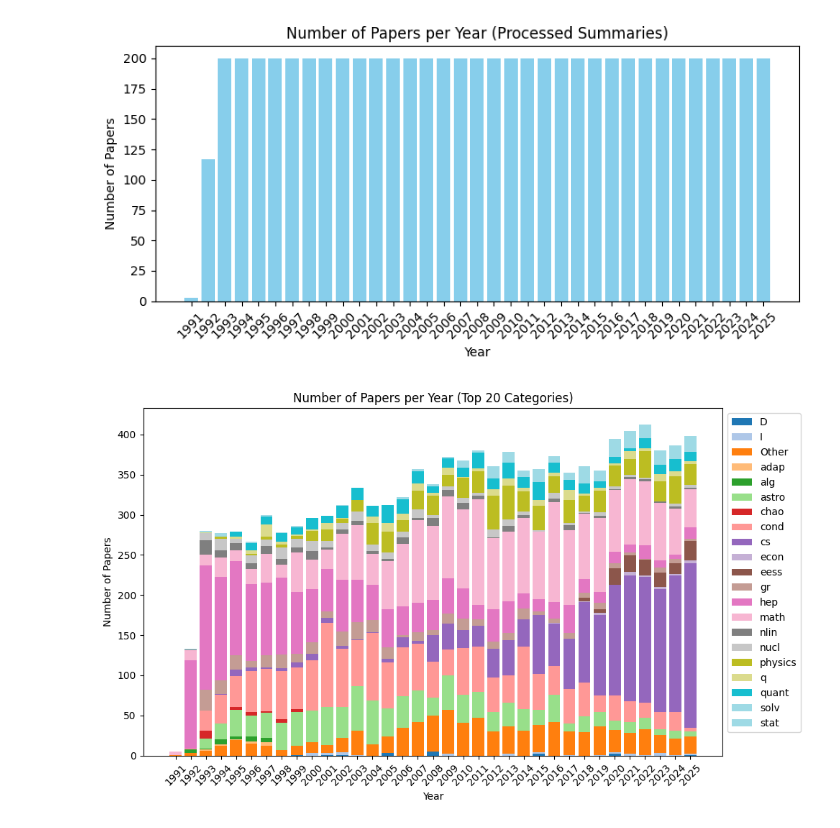
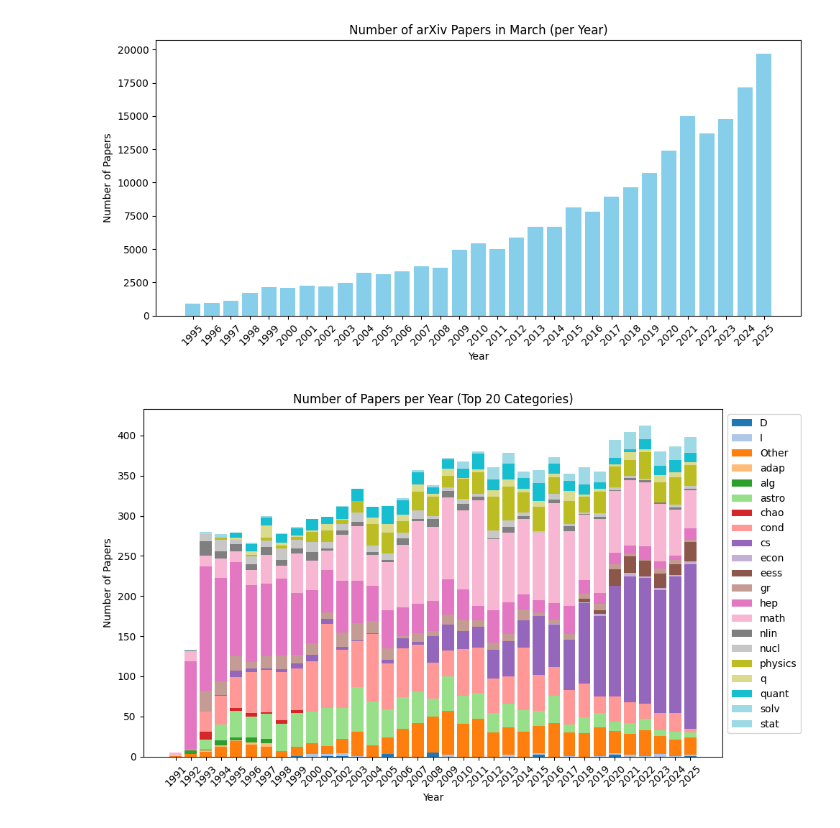
Before and after one commit to AsmaaSayah/Higher-Criticism-arXiv-Project, a Jupyter notebook: data_analysis.ipynb, the cells around one changed output. Drawn from its saved outputs; the diff is of its cells as text; code cells hidden in the pictures.

```diff
--- a/data_analysis.ipynb
+++ b/data_analysis.ipynb
@@ -18,28 +18,39 @@ def load_json(filename):
 dataset1 = load_json("arxiv_march_data.json")
 dataset2 = load_json("arxiv_march_data_with_pdf.json")
 dataset3 = load_json("arxiv_march_data_with_processed_summary.json")
+# %%
+import os
+import json
+import matplotlib.pyplot as plt
+
+data_dir = "data"  # path to your yearly JSON files
+paper_counts = {}
+
+for filename in os.listdir(data_dir):
+    if filename.startswith("arxiv_march_") and filename.endswith(".json"):
+        year = int(filename.split("_")[-1].split(".")[0])
+        with open(os.path.join(data_dir, filename), "r", encoding="utf-8") as f:
+            papers = json.load(f)
+            paper_counts[year] = len(papers)
 # %%
 
 # -------------------------------------------------------------------
 # Visualization 1: Number of Papers per Year (Dataset 3)
 # -------------------------------------------------------------------
-paper_counts = {}
-for year, papers in dataset1.items():
-    paper_counts[int(year)] = len(papers)
+# Sort and plot
+years_sorted = sorted(paper_counts.keys())
+counts = [paper_counts[year] for year in years_sorted]
 
-years_sorted = sorted(paper_counts.keys())
-counts = [paper_counts[y] for y in years_sorted]
-
-plt.figure(figsize=(8,4))
-plt.bar(years_sorted, counts, color='skyblue')
+plt.figure(figsize=(10, 5))
+plt.bar(years_sorted, counts, color="skyblue")
 plt.xlabel("Year")
 plt.ylabel("Number of Papers")
-plt.title("Number of Papers per Year (Processed Summaries)")
+plt.title("Number of arXiv Papers in March (per Year)")
 plt.xticks(years_sorted, rotation=45)
 plt.tight_layout()
 plt.show()
 # %% [output]
-[figure, old version]
+[figure, new version]
 # %%
 # Helper function to load JSON data from the "data" directory
 def load_json(filename):
```
Also changed, not shown: 35 other files.
